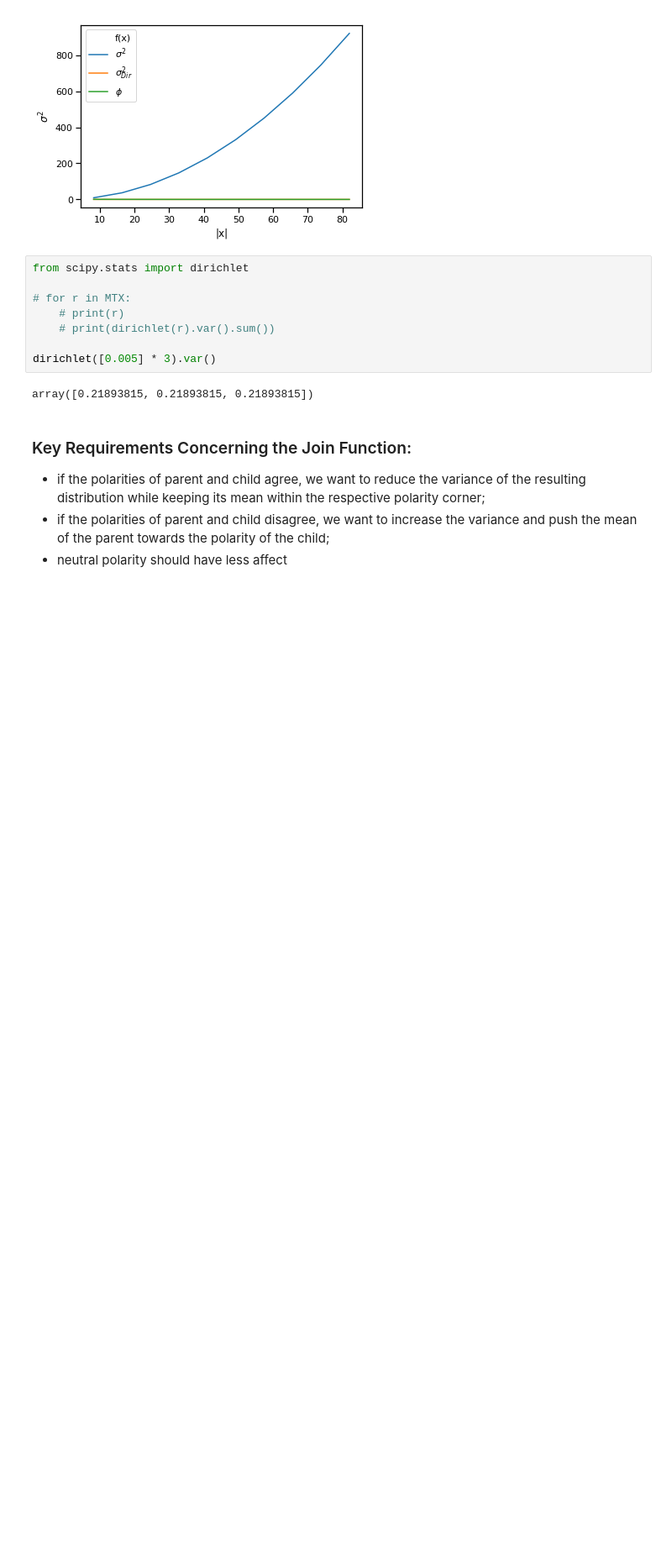
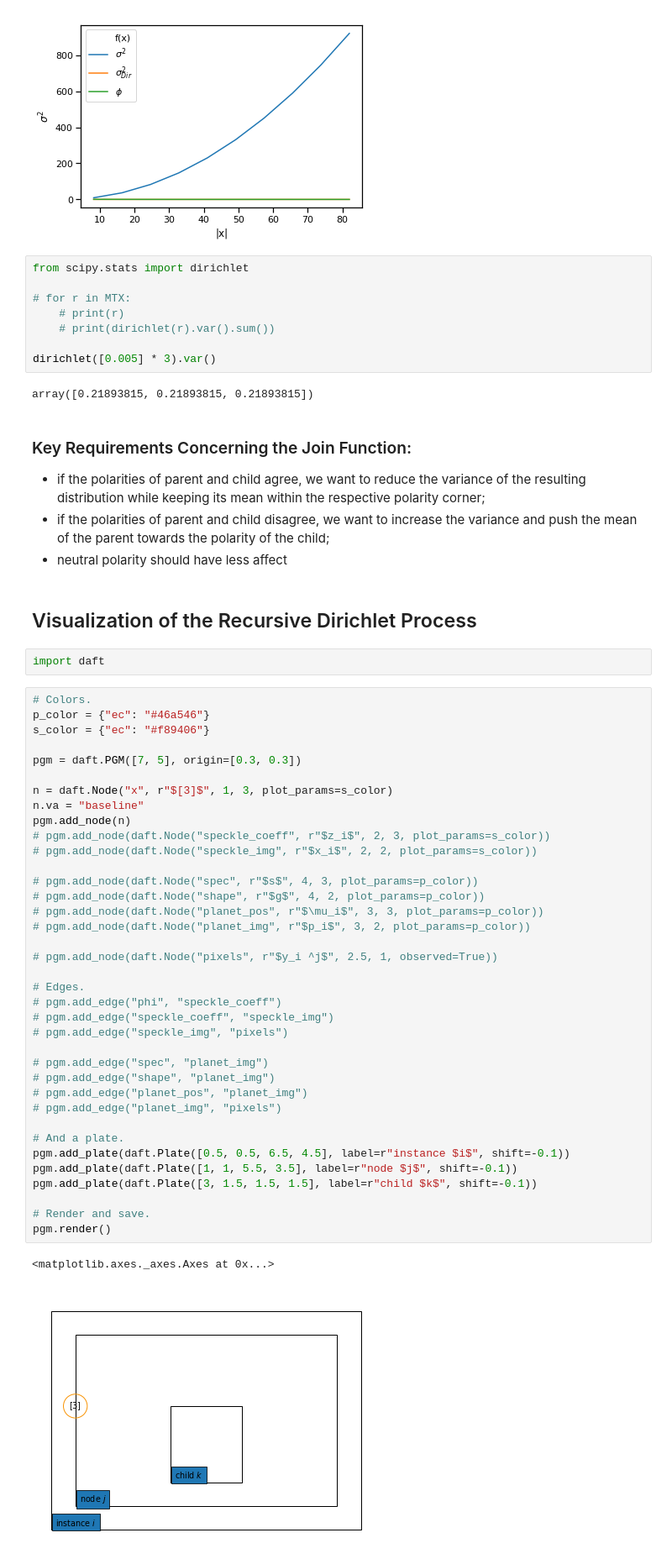
Before and after one commit to WladimirSidorenko/Dissertation, a Jupyter notebook: notebooks/dasa.ipynb, the cells around one changed output. Shown at 84% size. Saved outputs shown, nothing was run; the diff lists cells and outputs as text; blank space fills up the shorter version.

```diff
--- a/notebooks/dasa.ipynb
+++ b/notebooks/dasa.ipynb
@@ -327,3 +341,47 @@ array([0.21893815, 0.21893815, 0.21893815])
  - if the polarities of parent and child agree, we want to reduce the variance of the resulting distribution while keeping its mean within the respective polarity corner;
  - if the polarities of parent and child disagree, we want to increase the variance and push the mean of the parent towards the polarity of the child;
  - neutral polarity should have less affect
+# %% [markdown]
+## Visualization of the Recursive Dirichlet Process
+# %%
+import daft
+# %%
+# Colors.
+p_color = {"ec": "#46a546"}
+s_color = {"ec": "#f89406"}
+
+pgm = daft.PGM([7, 5], origin=[0.3, 0.3])
+
+n = daft.Node("x", r"$[3]$", 1, 3, plot_params=s_color)
+n.va = "baseline"
+pgm.add_node(n)
+# pgm.add_node(daft.Node("speckle_coeff", r"$z_i$", 2, 3, plot_params=s_color))
+# pgm.add_node(daft.Node("speckle_img", r"$x_i$", 2, 2, plot_params=s_color))
+
+# pgm.add_node(daft.Node("spec", r"$s$", 4, 3, plot_params=p_color))
+# pgm.add_node(daft.Node("shape", r"$g$", 4, 2, plot_params=p_color))
+# pgm.add_node(daft.Node("planet_pos", r"$\mu_i$", 3, 3, plot_params=p_color))
+# pgm.add_node(daft.Node("planet_img", r"$p_i$", 3, 2, plot_params=p_color))
+
+# pgm.add_node(daft.Node("pixels", r"$y_i ^j$", 2.5, 1, observed=True))
+
+# Edges.
+# pgm.add_edge("phi", "speckle_coeff")
+# pgm.add_edge("speckle_coeff", "speckle_img")
+# pgm.add_edge("speckle_img", "pixels")
+
+# pgm.add_edge("spec", "planet_img")
+# pgm.add_edge("shape", "planet_img")
+# pgm.add_edge("planet_pos", "planet_img")
+# pgm.add_edge("planet_img", "pixels")
+
+# And a plate.
+pgm.add_plate(daft.Plate([0.5, 0.5, 6.5, 4.5], label=r"instance $i$", shift=-0.1))
+pgm.add_plate(daft.Plate([1, 1, 5.5, 3.5], label=r"node $j$", shift=-0.1))
+pgm.add_plate(daft.Plate([3, 1.5, 1.5, 1.5], label=r"child $k$", shift=-0.1))
+
+# Render and save.
+pgm.render()
+# %% [output]
+<matplotlib.axes._axes.Axes at 0x...>
+[figure, added]
```
Also changed, not shown: parts of 5 cells of this notebook, 1 other file.
